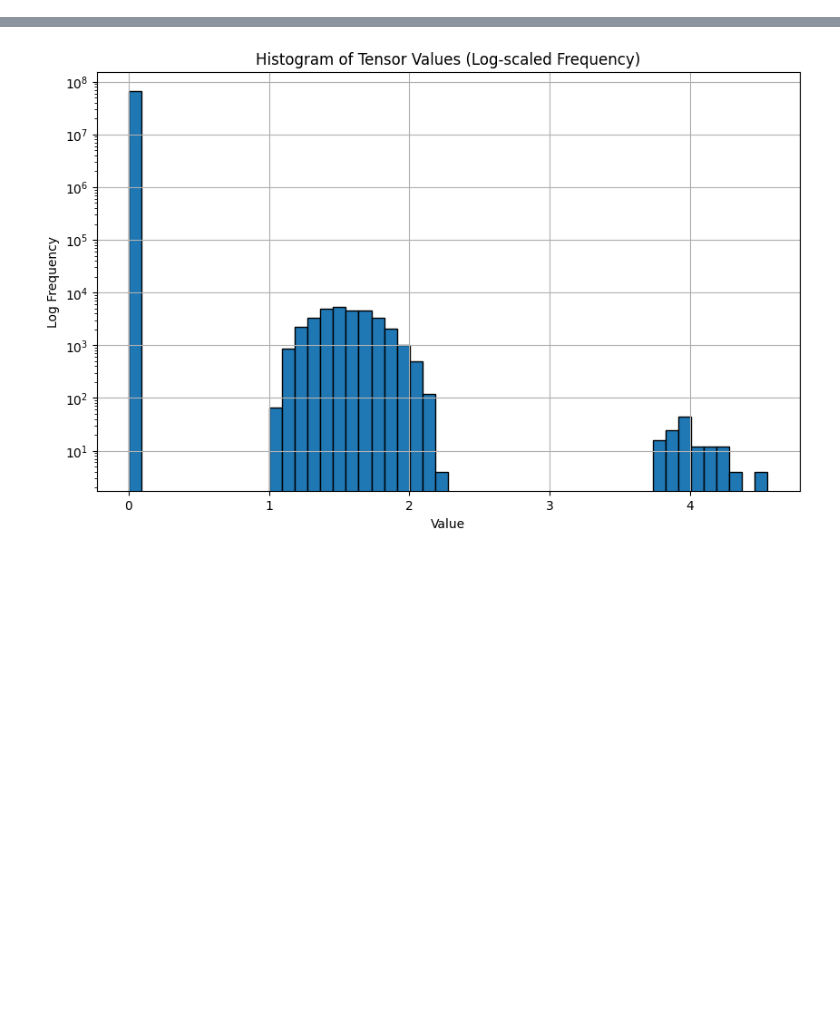
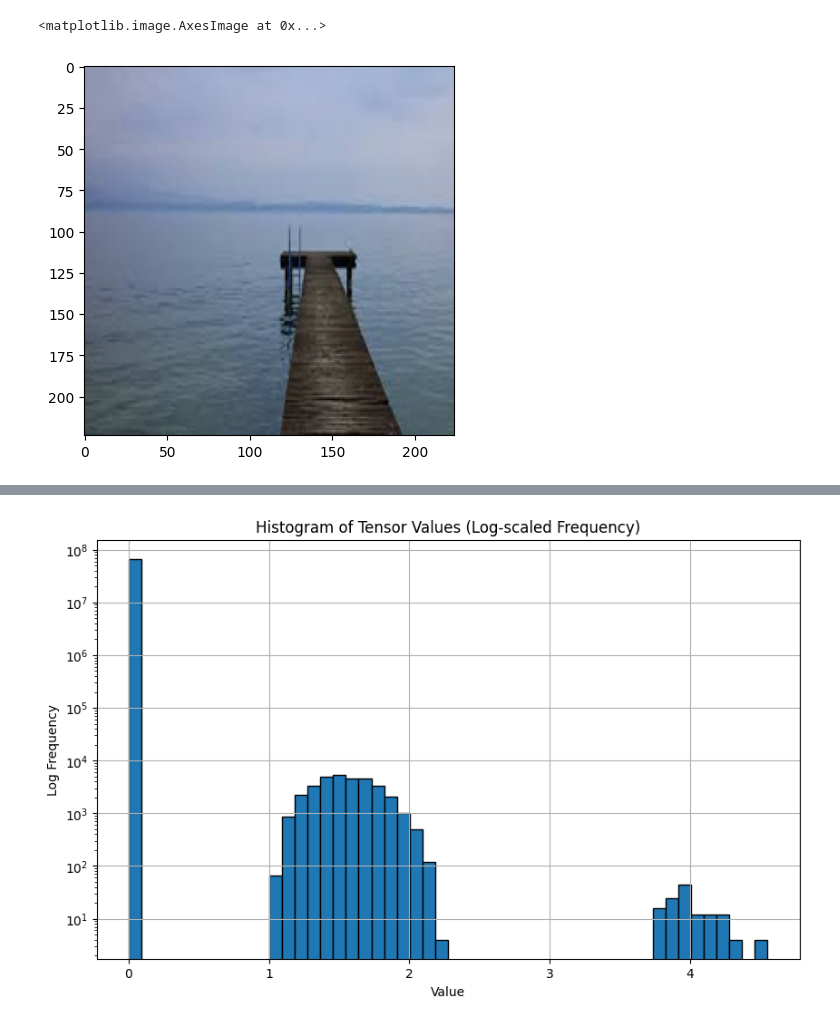
Before and after one commit to Lewington-pitsos/vitsae, a Jupyter notebook: scripts/pad.ipynb, the cells around one changed output, grey strips where cells are left out. Drawn from its saved outputs; the diff is of its cells as text; code cells hidden in the pictures; blank space fills up the shorter version.

```diff
--- a/scripts/pad.ipynb
+++ b/scripts/pad.ipynb
@@ -0,0 +9,16 @@
+# %%
+model_name ='laion/CLIP-ViT-L-14-laion2B-s32B-b82K'
+processor = CLIPProcessor.from_pretrained(model_name)
+transform = transforms.ToTensor()
+# %%
+with open('cruft/img.jpeg', 'rb') as f:
+    image = Image.open(io.BytesIO(f.read())).convert('RGB')
+    image = image.resize((224, 224))
+    it1 = transform(image)
+
+it2 = read_image('cruft/img.jpeg', mode=ImageReadMode.RGB)
+# %%
+plt.imshow(it1.permute(1, 2, 0))
+# %% [output]
+<matplotlib.image.AxesImage at 0x...>
+[figure, added]
```
Also changed, not shown: parts of 6 cells of this notebook.
